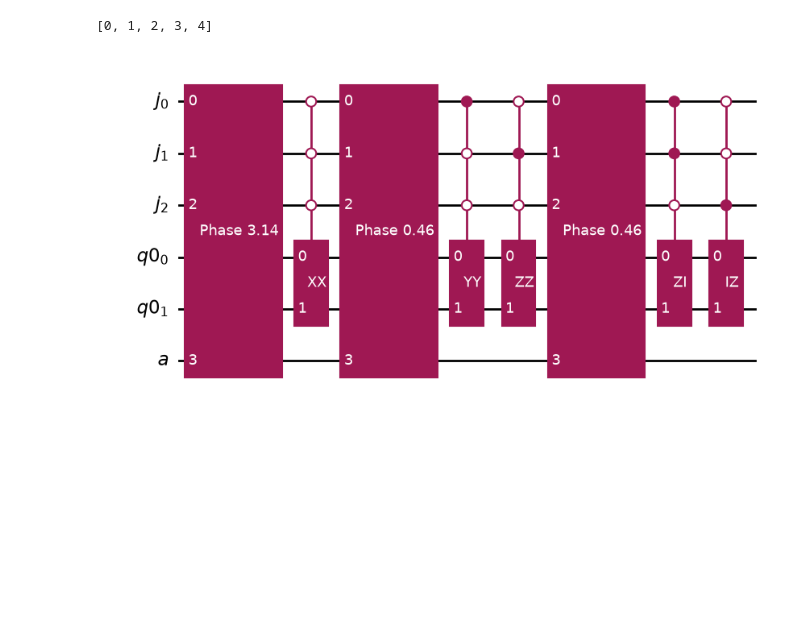
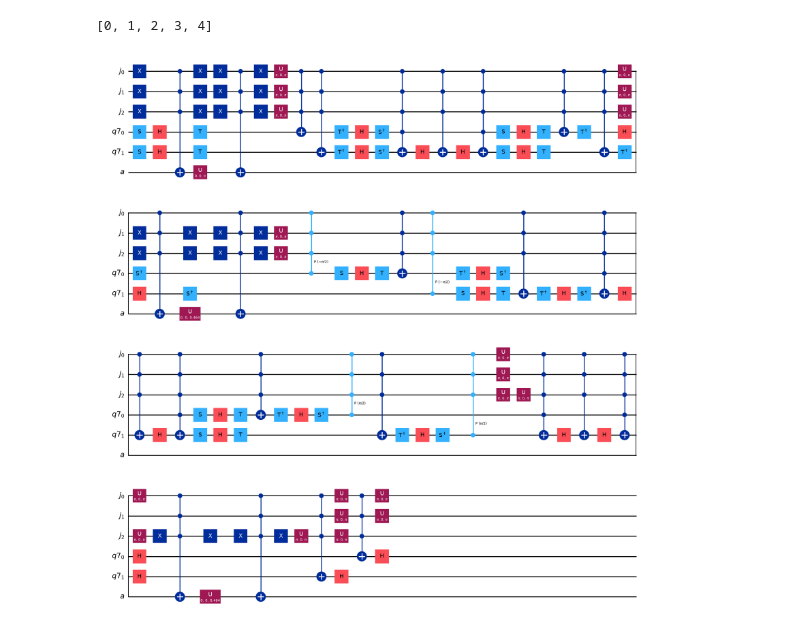
Before and after one commit to Laur1er/block-encoding, a Jupyter notebook: test.ipynb, the cells around one changed output. Cells and saved outputs as stored; diff of their text form; code cells hidden in the pictures; blank space fills up the shorter version.

```diff
--- a/test.ipynb
+++ b/test.ipynb
@@ -91,11 +93,11 @@ print(list(range(5)))
 # %%
 from block_encoding.oracles.select import build_select_oracle
 
 matrix = SparsePauliOp(["XX","YY","ZZ","ZI","IZ"],[-1,2+1j,3,4+2j,5])
 circuit = build_select_oracle(matrix)
-circuit.draw('mpl')
+circuit.decompose().decompose().draw('mpl')
 # %% [output]
-[figure, old version]
+[figure, new version]
 # %%
 from block_encoding.encode_lcu import encode_LCU
 
```
Also changed, not shown: parts of 2 cells of this notebook, 7 other files.
